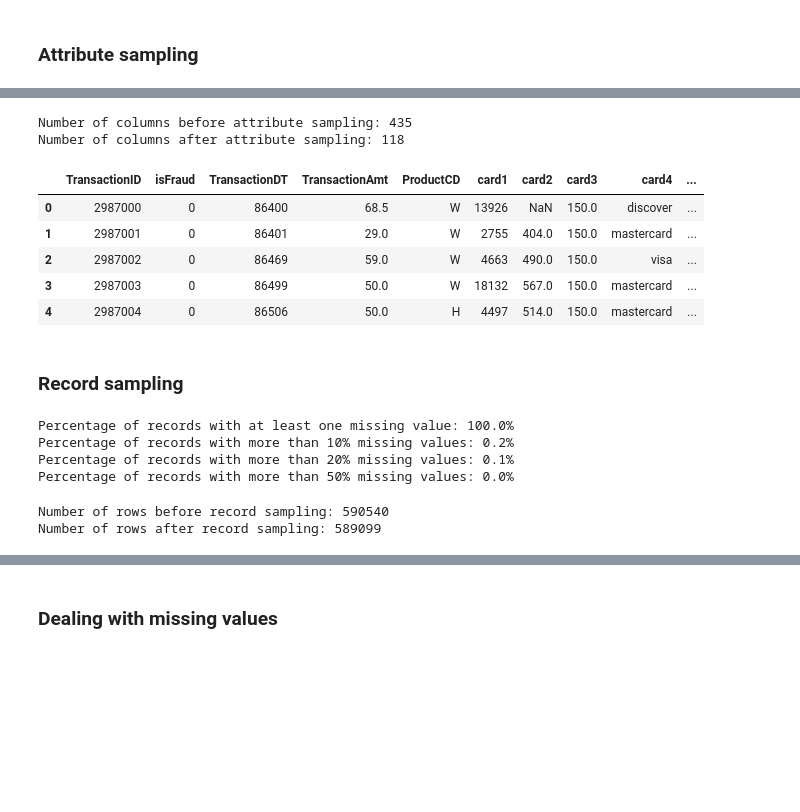
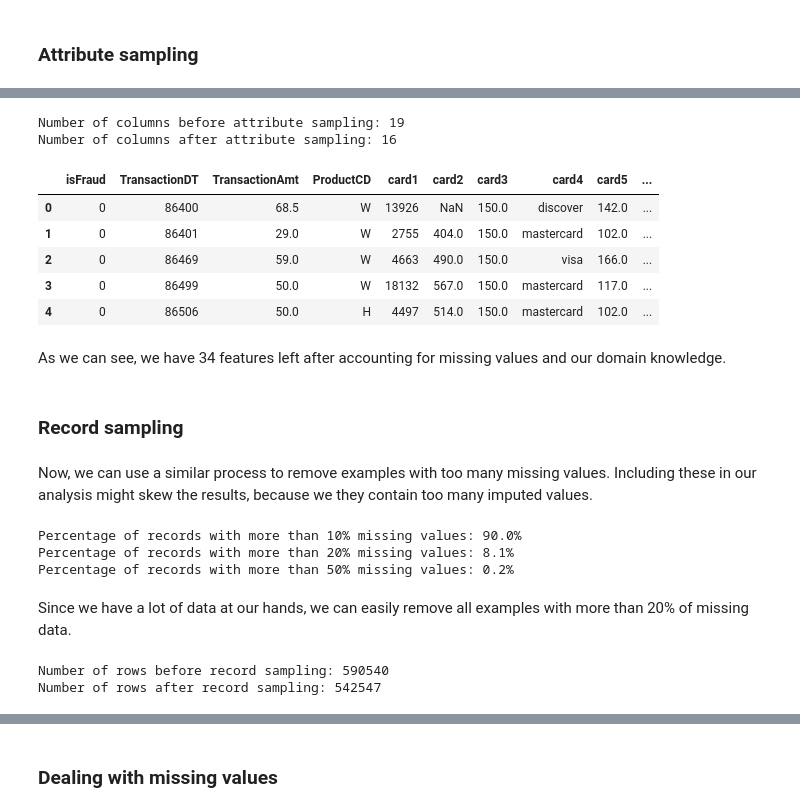
Before and after one commit to felixpeters/ml-workflow-tools, a Jupyter notebook: nbs/04_Feature_Engineering.ipynb, the cells around one changed output, grey strips where cells are left out. Drawn from its saved outputs; the diff is of its cells as text; code cells hidden in the pictures; blank space fills up the shorter version.

```diff
--- a/nbs/04_Feature_Engineering.ipynb
+++ b/nbs/04_Feature_Engineering.ipynb
@@ -44,8 +88,8 @@ raw.head()
 # %%
 levels = [0.2, 0.5, 0.8]
-missing_vals = raw.isnull().sum().sort_values(ascending=False) / len(raw)
+missing_val_cols = raw.isnull().sum().sort_values(ascending=False) / len(raw)
 
 for l in levels:
-    perc = len(missing_vals.loc[missing_vals > l]) / len(missing_vals)
+    perc = len(missing_val_cols.loc[missing_val_cols > l]) / len(missing_val_cols)
     print('Percentage of features with more than {:.0f}% missing values: {:.1f}%'.format(l * 100, perc * 100))
 # %% [output]
@@ -55,6 +124,10 @@ Percentage of features with more than 80% missing values: 17.0%
 # %%
-cutoff = 0.1
+cutoff = 0.2
 
-cols_to_drop = missing_vals.loc[missing_vals > cutoff].index.to_list()
-cols_to_drop
+cols_to_drop = missing_val_cols.loc[missing_val_cols > cutoff].index.to_list()
+cols_to_drop.remove("DeviceType")
+cols_to_drop.remove("R_emaildomain")
+cols_to_drop.remove("dist1")
+cols_to_drop.append("TransactionID")
+len(cols_to_drop)
 # %% [output]
@@ -78,9 +134,0 @@ cols_to_drop
-# %%
-cols_to_drop.remove("DeviceType")
-cols_to_drop.remove("P_emaildomain")
-cols_to_drop.remove("dist1")
-cols_to_drop.remove("dist2")
-cols_to_drop.remove("addr1")
-cols_to_drop.remove("addr2")
-cols_to_drop.append("Unnamed: 0")
-print(len(cols_to_drop))
@@ -89,41 +144,45 @@ print(len(cols_to_drop))
 # %%
 print(f'Number of columns before attribute sampling: {raw.shape[1]}')
-raw_cols = raw.drop(labels=cols_to_drop, axis=1)
-print(f'Number of columns after attribute sampling: {raw_cols.shape[1]}')
+raw = raw.drop(labels=cols_to_drop, axis=1)
+print(f'Number of columns after attribute sampling: {raw.shape[1]}')
 # %% [output]
-Number of columns before attribute sampling: 435
-Number of columns after attribute sampling: 118
+Number of columns before attribute sampling: 19
+Number of columns after attribute sampling: 16
 # %%
-raw_cols.head()
+raw.head()
 # %% [output]
-|  | TransactionID | isFraud | TransactionDT | TransactionAmt | ProductCD | card1 | card2 | card3 | card4 | ... |
-| 0 | 2987000 | 0 | 86400 | 68.5 | W | 13926 | NaN | 150.0 | discover | ... |
-| 1 | 2987001 | 0 | 86401 | 29.0 | W | 2755 | 404.0 | 150.0 | mastercard | ... |
-| 2 | 2987002 | 0 | 86469 | 59.0 | W | 4663 | 490.0 | 150.0 | visa | ... |
-| 3 | 2987003 | 0 | 86499 | 50.0 | W | 18132 | 567.0 | 150.0 | mastercard | ... |
-| 4 | 2987004 | 0 | 86506 | 50.0 | H | 4497 | 514.0 | 150.0 | mastercard | ... |
+|  | isFraud | TransactionDT | TransactionAmt | ProductCD | card1 | card2 | card3 | card4 | card5 | ... |
+| 0 | 0 | 86400 | 68.5 | W | 13926 | NaN | 150.0 | discover | 142.0 | ... |
+| 1 | 0 | 86401 | 29.0 | W | 2755 | 404.0 | 150.0 | mastercard | 102.0 | ... |
+| 2 | 0 | 86469 | 59.0 | W | 4663 | 490.0 | 150.0 | visa | 166.0 | ... |
+| 3 | 0 | 86499 | 50.0 | W | 18132 | 567.0 | 150.0 | mastercard | 117.0 | ... |
+| 4 | 0 | 86506 | 50.0 | H | 4497 | 514.0 | 150.0 | mastercard | 102.0 | ... |
+# %% [markdown]
+As we can see, we have 34 features left after accounting for missing values and our domain knowledge.
 # %% [markdown]
 ### Record sampling
+# %% [markdown]
+Now, we can use a similar process to remove examples with too many missing values. Including these in our analysis might skew the results, because we they contain too many imputed values.
 # %%
 levels = [0.1, 0.2, 0.5]
-missing_attrs = raw_cols.isnull().sum(axis=1).sort_values(ascending=False) / raw_cols.shape[1]
+missing_attrs = raw.isnull().sum(axis=1).sort_values(ascending=False) / raw.shape[1]
 
-print(f'Percentage of records with at least one missing value: {(len(missing_attrs.loc[missing_attrs > 0.0]) / len(missing_attrs))*100}%')
 for l in levels:
     perc = len(missing_attrs.loc[missing_attrs >= l]) / len(missing_attrs)
     print('Percentage of records with more than {:.0f}% missing values: {:.1f}%'.format(l * 100, perc * 100))
 # %% [output]
-Percentage of records with at least one missing value: 100.0%
-Percentage of records with more than 10% missing values: 0.2%
-Percentage of records with more than 20% missing values: 0.1%
-Percentage of records with more than 50% missing values: 0.0%
+Percentage of records with more than 10% missing values: 90.0%
+Percentage of records with more than 20% missing values: 8.1%
+Percentage of records with more than 50% missing values: 0.2%
+# %% [markdown]
+Since we have a lot of data at our hands, we can easily remove all examples with more than 20% of missing data.
 # %%
-cutoff = 0.1
+cutoff = 0.2
 
-print(f'Number of rows before record sampling: {len(raw_cols)}')
+print(f'Number of rows before record sampling: {len(raw)}')
 rows_to_drop = missing_attrs.loc[missing_attrs > cutoff].index.to_list()
-raw_attrs = raw_cols.drop(labels=rows_to_drop, axis=0)
-print(f'Number of rows after record sampling: {len(raw_attrs)}')
+raw = raw.drop(labels=rows_to_drop, axis=0)
+print(f'Number of rows after record sampling: {len(raw)}')
 # %% [output]
 Number of rows before record sampling: 590540
-Number of rows after record sampling: 589099
+Number of rows after record sampling: 542547
```
Also changed, not shown: parts of 64 cells of this notebook, 3 other files.
